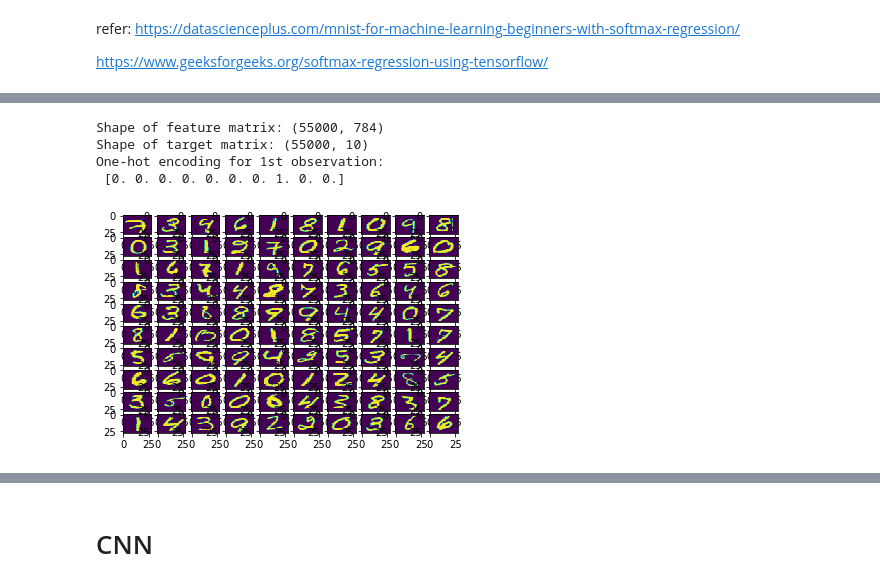
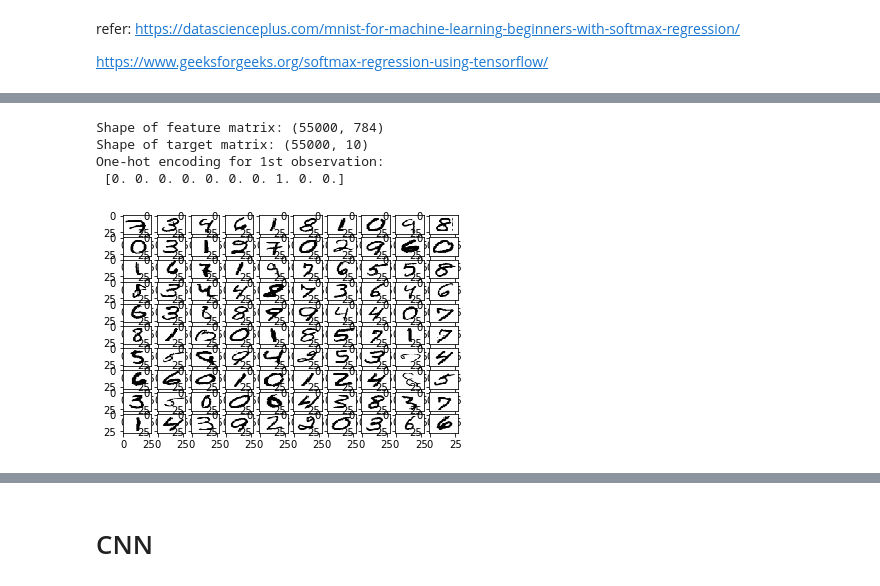
Before and after one commit to kingcheng12/MINST_analysis, a Jupyter notebook: development.ipynb, the cells around one changed output, grey strips where cells are left out. Cells and saved outputs as stored; diff of their text form; code cells hidden in the pictures.

```diff
--- a/development.ipynb
+++ b/development.ipynb
@@ -56,22 +43,22 @@ Please use alternatives such as official/mnist/dataset.py from tensorflow/models
 # %%
 print("Shape of feature matrix:", mnist.train.images.shape)
 print("Shape of target matrix:", mnist.train.labels.shape)
 print("One-hot encoding for 1st observation:\n", mnist.train.labels[0])
 
 # visualize data by plotting images
 fig,ax = plt.subplots(10,10)
 k = 0
 for i in range(10):
     for j in range(10):
-        ax[i][j].imshow(mnist.train.images[k].reshape(28,28), aspect='auto')
+        ax[i][j].imshow(mnist.train.images[k].reshape(28,28), aspect='auto',cmap='Greys')
         k += 1
-plt.show()
+plt.savefig('sample_digit')
 # %% [output]
 Shape of feature matrix: (55000, 784)
 Shape of target matrix: (55000, 10)
 One-hot encoding for 1st observation:
  [0. 0. 0. 0. 0. 0. 0. 1. 0. 0.]
-[figure, old version]
+[figure, new version]
 # %%
 # number of features
 num_features = 784
```
Also changed, not shown: parts of 16 cells of this notebook.
